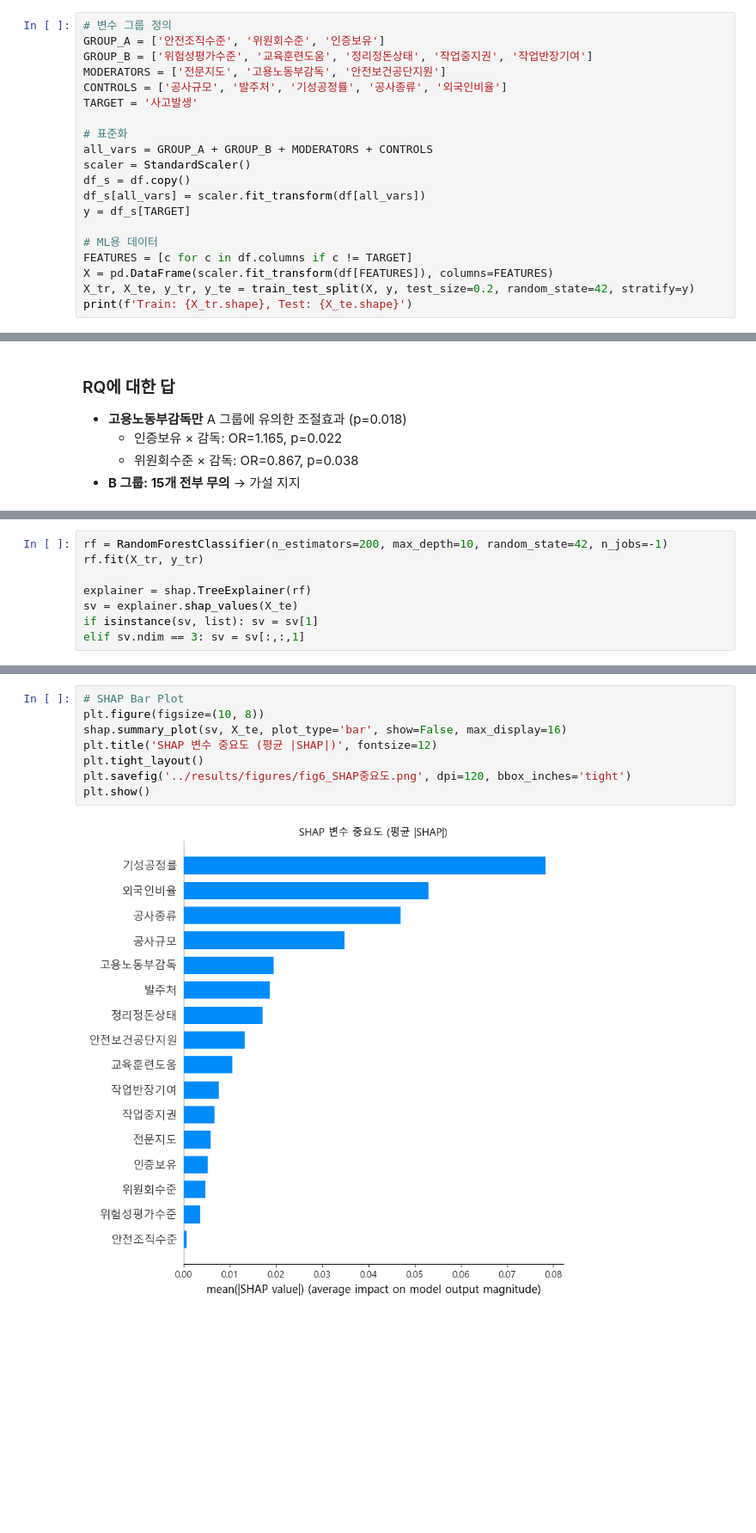
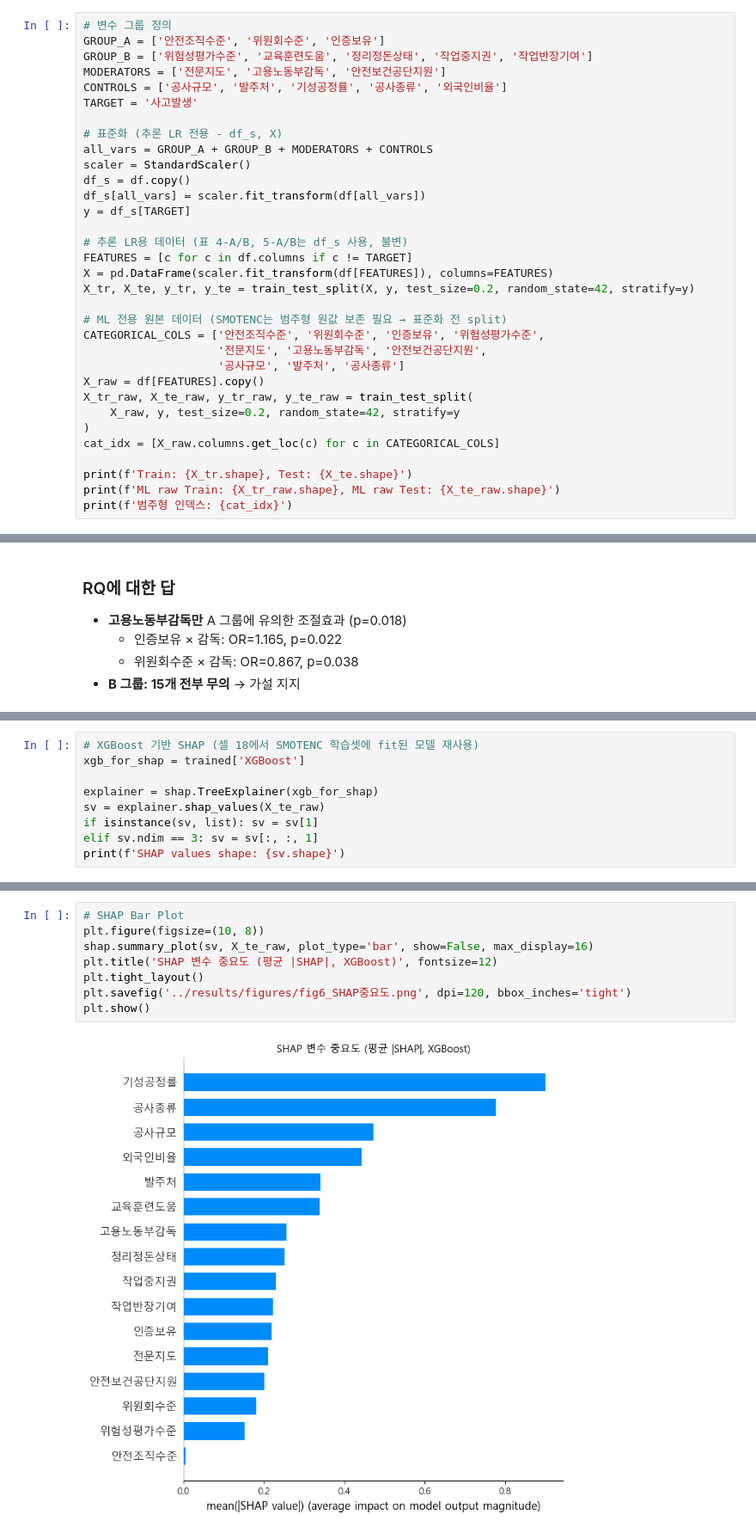
Before and after one commit to geonumul/construction_competition, a Jupyter notebook: notebooks/02_데이터분석.ipynb, the cells around one changed output, grey strips where cells are left out. Shown at 86% size. Drawn from its saved outputs; the diff is of its cells as text; blank space fills up the shorter version.

```diff
--- a/notebooks/02_데이터분석.ipynb
+++ b/notebooks/02_데이터분석.ipynb
@@ -43,17 +54,30 @@ MODERATORS = ['전문지도', '고용노동부감독', '안전보건공단지원
 CONTROLS = ['공사규모', '발주처', '기성공정률', '공사종류', '외국인비율']
 TARGET = '사고발생'
 
-# 표준화
+# 표준화 (추론 LR 전용 - df_s, X)
 all_vars = GROUP_A + GROUP_B + MODERATORS + CONTROLS
 scaler = StandardScaler()
 df_s = df.copy()
 df_s[all_vars] = scaler.fit_transform(df[all_vars])
 y = df_s[TARGET]
 
-# ML용 데이터
+# 추론 LR용 데이터 (표 4-A/B, 5-A/B는 df_s 사용, 불변)
 FEATURES = [c for c in df.columns if c != TARGET]
 X = pd.DataFrame(scaler.fit_transform(df[FEATURES]), columns=FEATURES)
 X_tr, X_te, y_tr, y_te = train_test_split(X, y, test_size=0.2, random_state=42, stratify=y)
+
+# ML 전용 원본 데이터 (SMOTENC는 범주형 원값 보존 필요 → 표준화 전 split)
+CATEGORICAL_COLS = ['안전조직수준', '위원회수준', '인증보유', '위험성평가수준',
+                    '전문지도', '고용노동부감독', '안전보건공단지원',
+                    '공사규모', '발주처', '공사종류']
+X_raw = df[FEATURES].copy()
+X_tr_raw, X_te_raw, y_tr_raw, y_te_raw = train_test_split(
+    X_raw, y, test_size=0.2, random_state=42, stratify=y
+)
+cat_idx = [X_raw.columns.get_loc(c) for c in CATEGORICAL_COLS]
+
 print(f'Train: {X_tr.shape}, Test: {X_te.shape}')
+print(f'ML raw Train: {X_tr_raw.shape}, ML raw Test: {X_te_raw.shape}')
+print(f'범주형 인덱스: {cat_idx}')
 # %% [output]
 Train: (1100, 16), Test: (275, 16)
@@ -314,8 +410,9 @@ KEY PAPER SHAP TreeExplainer 대응. 랜덤 포레스트 기반 변수 중요도
 # %%
-rf = RandomForestClassifier(n_estimators=200, max_depth=10, random_state=42, n_jobs=-1)
-rf.fit(X_tr, y_tr)
+# XGBoost 기반 SHAP (셀 18에서 SMOTENC 학습셋에 fit된 모델 재사용)
+xgb_for_shap = trained['XGBoost']
 
-explainer = shap.TreeExplainer(rf)
-sv = explainer.shap_values(X_te)
+explainer = shap.TreeExplainer(xgb_for_shap)
+sv = explainer.shap_values(X_te_raw)
 if isinstance(sv, list): sv = sv[1]
-elif sv.ndim == 3: sv = sv[:,:,1]
+elif sv.ndim == 3: sv = sv[:, :, 1]
+print(f'SHAP values shape: {sv.shape}')
@@ -332,13 +431,13 @@ plt.show()
 # %%
 # SHAP Bar Plot
 plt.figure(figsize=(10, 8))
-shap.summary_plot(sv, X_te, plot_type='bar', show=False, max_display=16)
-plt.title('SHAP 변수 중요도 (평균 |SHAP|)', fontsize=12)
+shap.summary_plot(sv, X_te_raw, plot_type='bar', show=False, max_display=16)
+plt.title('SHAP 변수 중요도 (평균 |SHAP|, XGBoost)', fontsize=12)
 plt.tight_layout()
 plt.savefig('../results/figures/fig6_SHAP중요도.png', dpi=120, bbox_inches='tight')
 plt.show()
 # %% [output]
-[figure, old version]
+[figure, new version]
 # %%
 # SHAP 중요도 표
 imp = pd.DataFrame({
```
Also changed, not shown: parts of 10 cells of this notebook, 11 other files.
